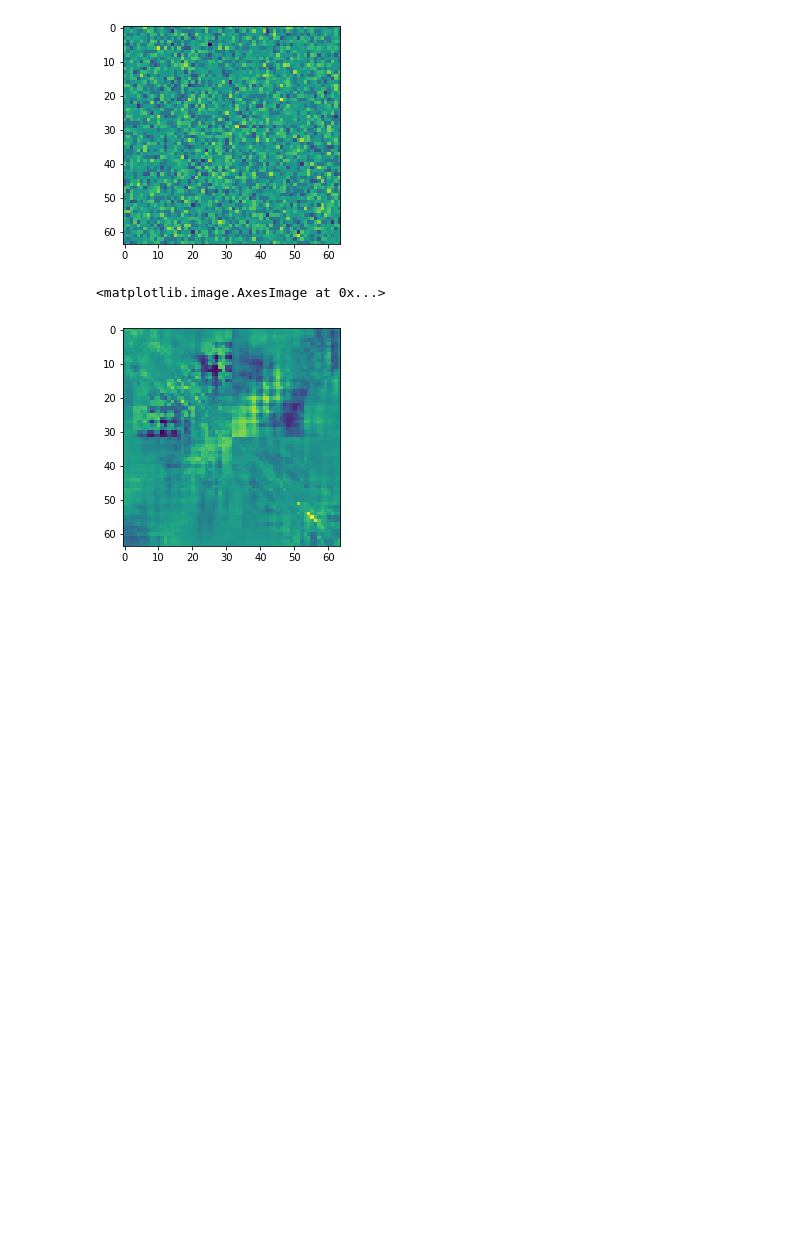
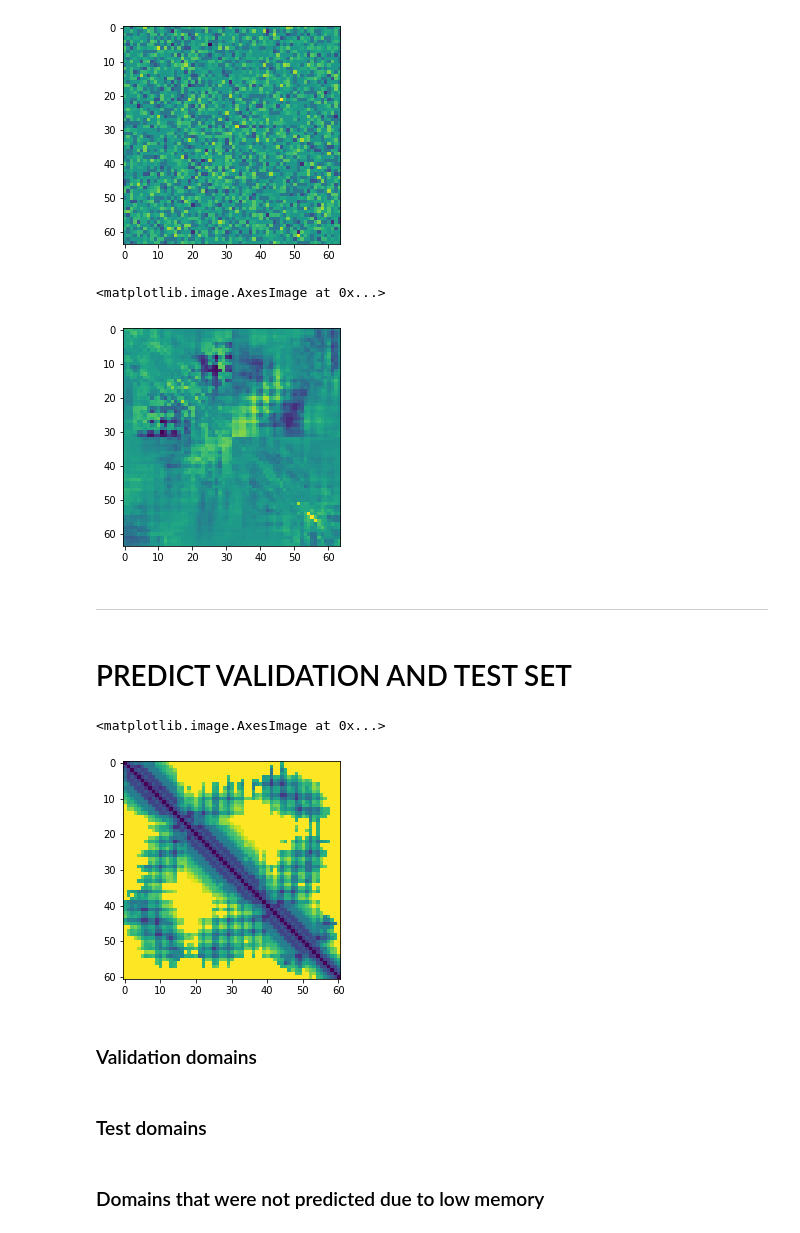
Before and after one commit to andynet/protein_folding, a Jupyter notebook: scripts/modelling_tomas/predict.ipynb, the cells around one changed output. Cells and saved outputs as stored; diff of their text form; code cells hidden in the pictures; blank space fills up the shorter version.

```diff
--- a/scripts/modelling_tomas/predict.ipynb
+++ b/scripts/modelling_tomas/predict.ipynb
@@ -455,3 +455,7 @@ plt.imshow(aaa, cmap ='viridis_r')
 # %% [output]
 <matplotlib.image.AxesImage at 0x...>
 [figure]
+# %% [markdown]
+---
+# %% [markdown]
+# PREDICT VALIDATION AND TEST SET
@@ -457,0 +473,10 @@ plt.imshow(aaa, cmap ='viridis_r')
+# %%
+with open('../../steps/predicted_outputs/validation/inception/1z6mA02_out.pkl', 'rb') as f:
+    d = pickle.load(f)
+# %%
+plt.imshow(torch.argmax(d['distogram'], dim = 0))
+# %% [output]
+<matplotlib.image.AxesImage at 0x...>
+[figure, added]
+# %% [markdown]
+### Validation domains
@@ -457,0 +492,2 @@ plt.imshow(aaa, cmap ='viridis_r')
+# %% [markdown]
+### Test domains
@@ -457,0 +503,2 @@ plt.imshow(aaa, cmap ='viridis_r')
+# %% [markdown]
+### Domains that were not predicted due to low memory
```
Also changed, not shown: parts of 24 cells of this notebook, 17 other files.
